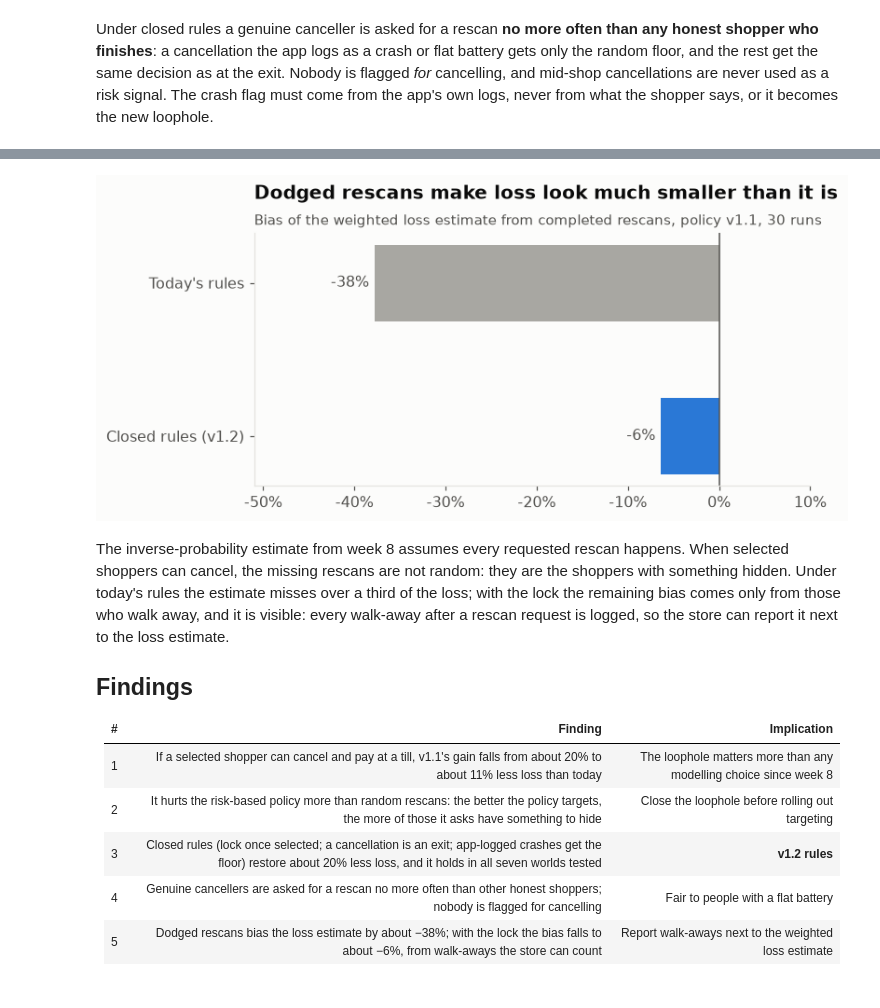
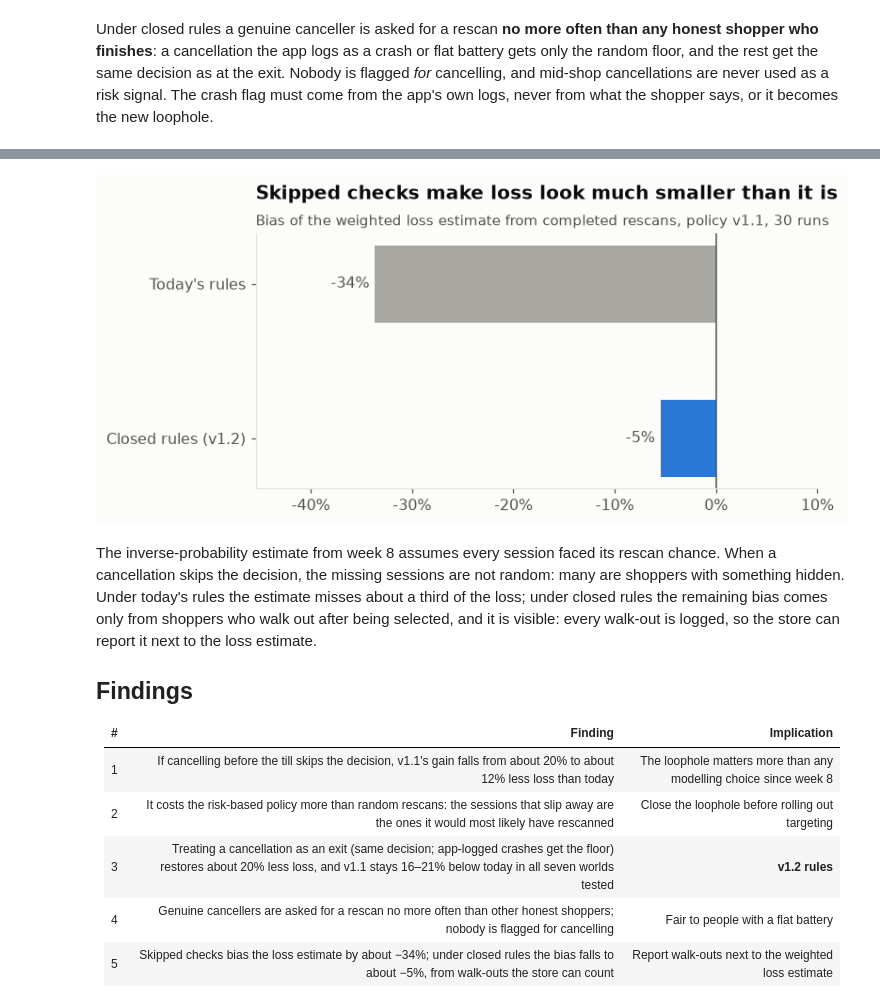
Before and after one commit to TilakHeble/smartshop-loss-engine, a Jupyter notebook: notebooks/10_cancellations.ipynb, the cells around one changed output, grey strips where cells are left out. Cells and saved outputs as stored; diff of their text form; code cells hidden in the pictures.

```diff
--- a/notebooks/10_cancellations.ipynb
+++ b/notebooks/10_cancellations.ipynb
@@ -126,32 +128,32 @@ meas.round(3)
 # %%
 fig, ax = plt.subplots(figsize=(7, 3.2))
 vals = [meas.loc['open', 'bias'], meas.loc['closed', 'bias']]
 bars = ax.barh(["Today's rules", 'Closed rules (v1.2)'], vals, color=[GREY, BLUE], height=0.5)
 ax.bar_label(bars, labels=[f'{v:+.0%}' for v in vals], padding=4, color=TEXT_2)
 ax.axvline(0, color=TEXT_2, lw=1)
 ax.xaxis.set_major_formatter(pct())
 ax.set_xlim(min(vals) * 1.35, 0.1)
 ax.invert_yaxis()
 ax.grid(axis='y', visible=False)
-ax.set_title('Dodged rescans make loss look much smaller than it is')
+ax.set_title('Skipped checks make loss look much smaller than it is')
 subtitle(ax, 'Bias of the weighted loss estimate from completed rescans, policy v1.1, 30 runs')
 save(fig, '25_cancellation_measurement')
 fig
 # %% [output]
-[figure, old version]
+[figure, new version]
 # %% [markdown]
-The inverse-probability estimate from week 8 assumes every requested rescan happens. When
-selected shoppers can cancel, the missing rescans are not random: they are the shoppers with
-something hidden. Under today's rules the estimate misses over a third of the loss; with the lock
-the remaining bias comes only from those who walk away, and it is visible: every walk-away after a
-rescan request is logged, so the store can report it next to the loss estimate.
+The inverse-probability estimate from week 8 assumes every session faced its rescan chance. When a
+cancellation skips the decision, the missing sessions are not random: many are shoppers with
+something hidden. Under today's rules the estimate misses about a third of the loss; under closed
+rules the remaining bias comes only from shoppers who walk out after being selected, and it is
+visible: every walk-out is logged, so the store can report it next to the loss estimate.
 
 ## Findings
 
 | # | Finding | Implication |
 |---|---|---|
-| 1 | If a selected shopper can cancel and pay at a till, v1.1's gain falls from about 20% to about 11% less loss than today | The loophole matters more than any modelling choice since week 8 |
-| 2 | It hurts the risk-based policy more than random rescans: the better the policy targets, the more of those it asks have something to hide | Close the loophole before rolling out targeting |
-| 3 | Closed rules (lock once selected; a cancellation is an exit; app-logged crashes get the floor) restore about 20% less loss, and it holds in all seven worlds tested | **v1.2 rules** |
+| 1 | If cancelling before the till skips the decision, v1.1's gain falls from about 20% to about 12% less loss than today | The loophole matters more than any modelling choice since week 8 |
+| 2 | It costs the risk-based policy more than random rescans: the sessions that slip away are the ones it would most likely have rescanned | Close the loophole before rolling out targeting |
+| 3 | Treating a cancellation as an exit (same decision; app-logged crashes get the floor) restores about 20% less loss, and v1.1 stays 16–21% below today in all seven worlds tested | **v1.2 rules** |
 | 4 | Genuine cancellers are asked for a rescan no more often than other honest shoppers; nobody is flagged for cancelling | Fair to people with a flat battery |
-| 5 | Dodged rescans bias the loss estimate by about −38%; with the lock the bias falls to about −6%, from walk-aways the store can count | Report walk-aways next to the weighted loss estimate |
+| 5 | Skipped checks bias the loss estimate by about −34%; under closed rules the bias falls to about −5%, from walk-outs the store can count | Report walk-outs next to the weighted loss estimate |
```
Also changed, not shown: parts of 7 cells of this notebook, 16 other files.
